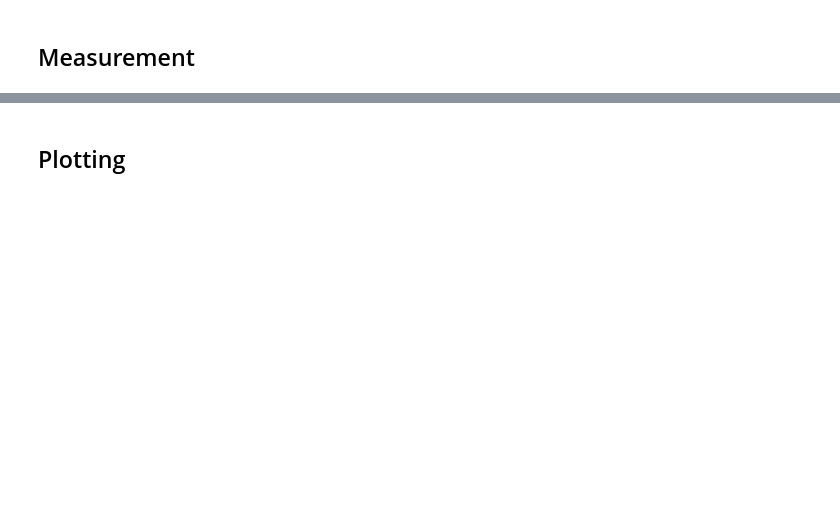
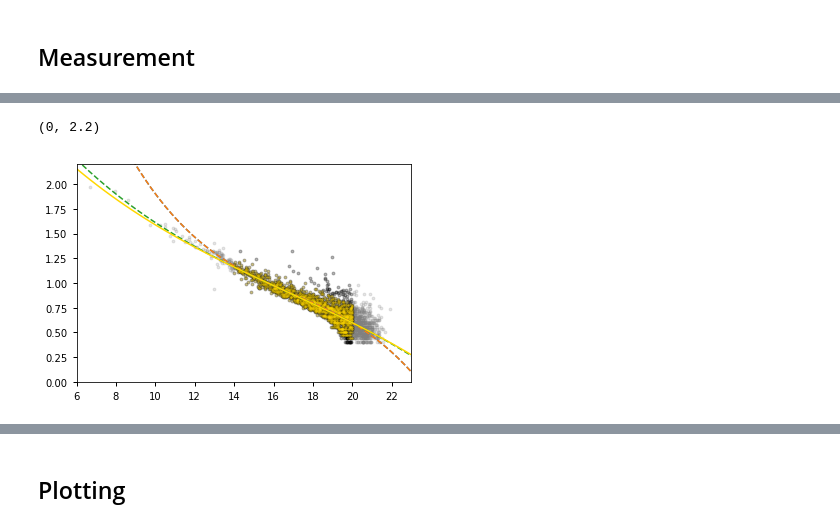
Before and after one commit to qliu4676/elderflower, a Jupyter notebook: demos/Measure_SE_APASS_demo.ipynb, the cells around one changed output, grey strips where cells are left out. Drawn from its saved outputs; the diff is of its cells as text; code cells hidden in the pictures; blank space fills up the shorter version.

```diff
--- a/demos/Measure_SE_APASS_demo.ipynb
+++ b/demos/Measure_SE_APASS_demo.ipynb
@@ -275,0 +94,5 @@ Pan-STARRS Brightest Star: 6.675
+# %%
+# Crossmatch with star catalog
+############################################
+tab_SE_target, catalog_star = cross_match(header, SE_cat_full, catalog_bounds, radius=2.*u.deg)
+tab_SE_target[:10]
@@ -275,0 +205,37 @@ Pan-STARRS Brightest Star: 6.675
+# %%
+# Read from SE segm map
+segm_deblend = SegmentationImage(seg_map)
+tab_SE_target['logR'] = np.log10(2*(segm_deblend.get_areas(tab_SE_target["NUMBER"])/np.pi)**0.5)
+
+plt.scatter(tab_SE_target["rmag_PS"], tab_SE_target['logR'], s=8, alpha=0.2, color='gray')
+
+tab = tab_SE_target[(tab_SE_target["rmag_PS"]>14)&(tab_SE_target["rmag_PS"]<20)]
+
+rmag = tab["rmag_PS"]
+logR = tab['logR']
+p_poly = np.polyfit(rmag, logR, 3)
+f_poly = np.poly1d(p_poly)
+
+plt.scatter(rmag, logR, s=8, alpha=0.2, color='k')
+mag_ls = np.linspace(6,23)
+
+clip = np.zeros_like(rmag, dtype='bool')
+for i in range(3):
+    plt.plot(mag_ls, f_poly(mag_ls),ls='--')
+    mag, logr = rmag[~clip], logR[~clip]
+
+    p_poly = np.polyfit(mag, logr, 3)
+    f_poly = np.poly1d(p_poly)
+
+    dev = abs(logR-f_poly(rmag))
+    clip = dev>3*np.std(dev)
+
+plt.plot(mag_ls, f_poly(mag_ls), color='gold')
+
+plt.scatter(mag, logr, s=3, alpha=0.2, color='gold')
+
+plt.xlim(6,23)
+plt.ylim(0,2.2)
+# %% [output]
+(0, 2.2)
+[figure, added]
```
Also changed, not shown: parts of 45 cells of this notebook, 3 other files.
